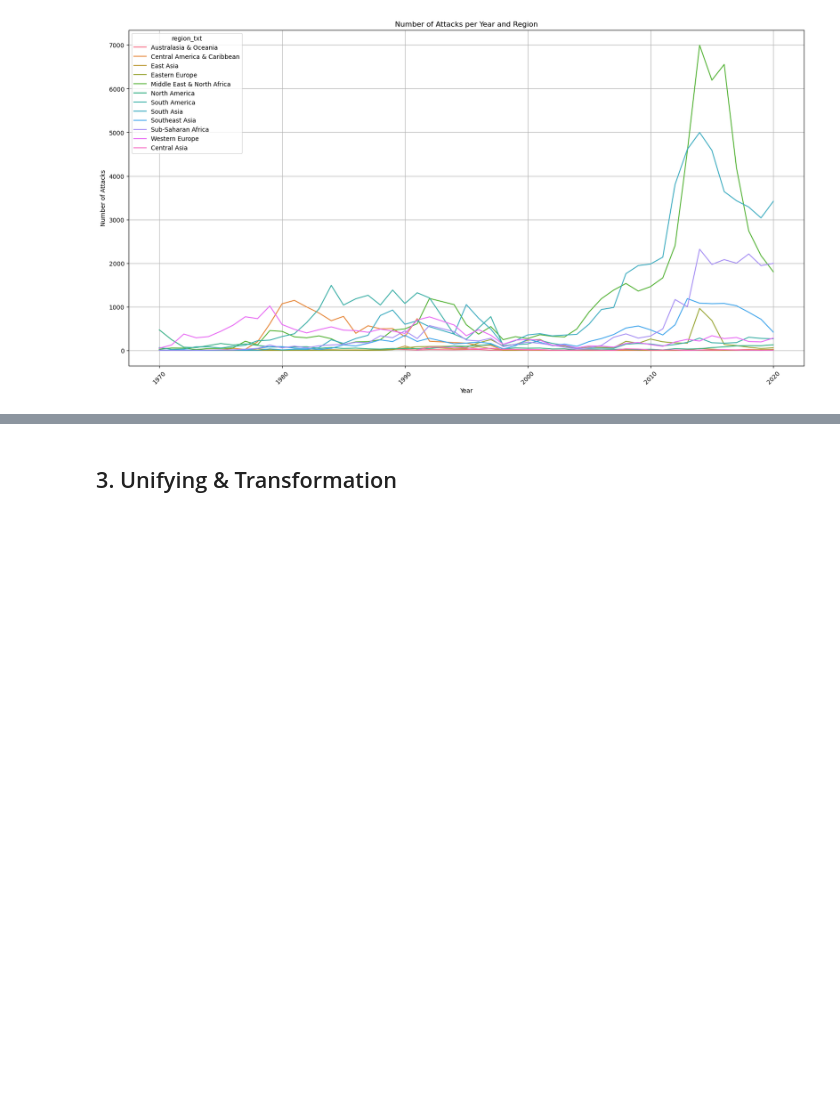
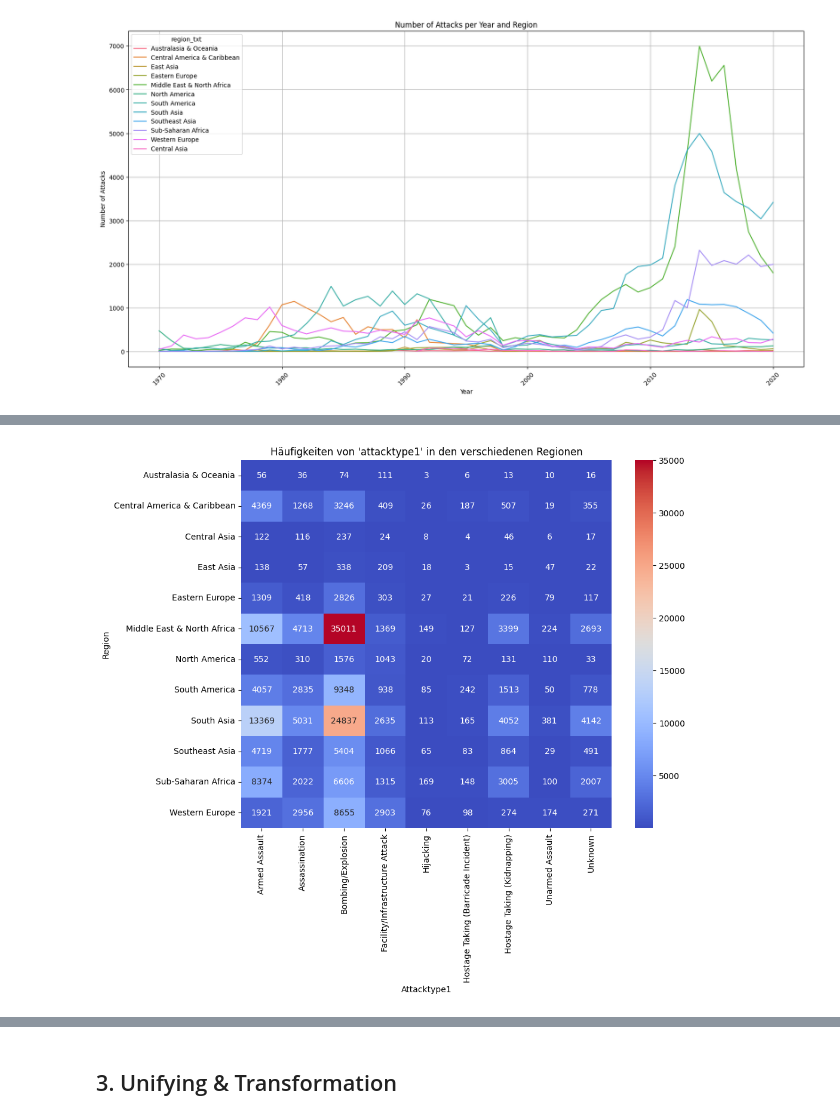
Before and after one commit to rieseflo/GTD, a Jupyter notebook: GTD.ipynb, the cells around one changed output, grey strips where cells are left out. Cells and saved outputs as stored; diff of their text form; code cells hidden in the pictures; blank space fills up the shorter version.

```diff
--- a/GTD.ipynb
+++ b/GTD.ipynb
@@ -304,0 +212,24 @@ plt.show()
+# %%
+# Hypothesentests
+# Die Angriffsart ist unabhaengig von der Region
+# Null Hypothese: Die Angriffsart ist unabhaengig von der Region
+# Alternative Hypothese: Die Angriffsart ist abhaengig von der Region
+
+from scipy.stats import chi2_contingency
+
+# Kreuztabelle erstellen
+cross_table = pd.crosstab(df['region_txt'], df['attacktype1_txt'])
+
+# Chi-Quadrat-Test
+chi2, p, dof, expected = chi2_contingency(cross_table)
+
+print('Chi-Quadrat-Statistik:', chi2)
+print('p-Wert:', p)
+print('Freiheitsgrade:', dof)
+print('Erwartete Werte:', expected)
+
+# Interpretation des p-Werts
+if p < 0.05:
+    print("Ergebnis: Es gibt einen signifikanten Zusammenhang zwischen 'attacktype1' und 'region' (H₀ ablehnen).")
+else:
+    print("Ergebnis: Kein signifikanter Zusammenhang zwischen 'attacktype1' und 'region' (H₀ nicht ablehnen).")
@@ -304,0 +254,13 @@ plt.show()
+# %%
+import seaborn as sns
+import matplotlib.pyplot as plt
+
+# Heatmap erstellen
+plt.figure(figsize=(10, 8))
+sns.heatmap(cross_table, annot=True, fmt='d', cmap='coolwarm')
+plt.title("Häufigkeiten von 'attacktype1' in den verschiedenen Regionen")
+plt.xlabel("Attacktype1")
+plt.ylabel("Region")
+plt.show()
+# %% [output]
+[figure, added]
```
Also changed, not shown: parts of 69 cells of this notebook, 1 other file.
